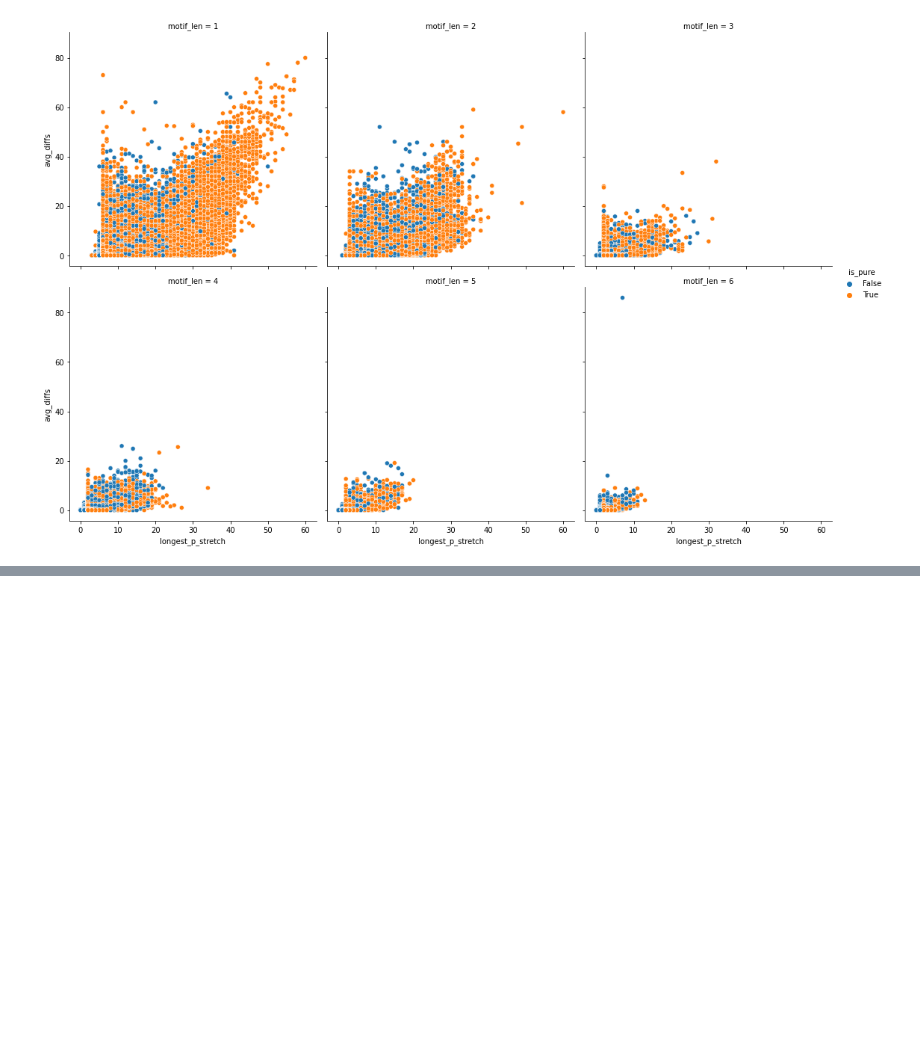
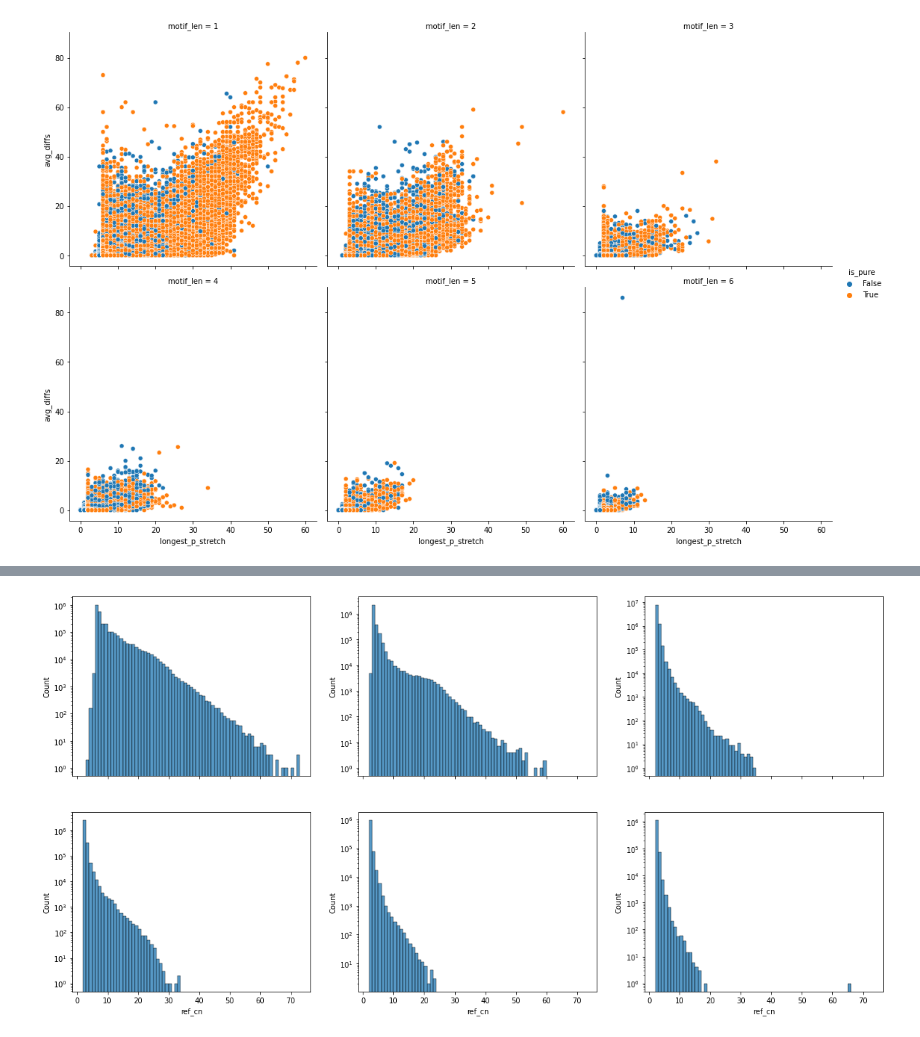
Before and after one commit to maverbiest/genotype_strs, a Jupyter notebook: notebooks/1000g_purity_var.ipynb, the cells around one changed output, grey strips where cells are left out. Saved outputs shown, nothing was run; the diff lists cells and outputs as text; code cells hidden in the pictures; blank space fills up the shorter version.

```diff
--- a/notebooks/1000g_purity_var.ipynb
+++ b/notebooks/1000g_purity_var.ipynb
@@ -92,0 +131,9 @@ sns.relplot(x="longest_p_stretch", y="avg_diffs", col="motif_len", col_wrap=3, h
+# %%
+fig, axes = plt.subplots(2, 3, figsize=(20, 10), sharex=True, sharey=False, )
+cur_m_size = 1
+for i in range(0, 2):
+    for j in range(0, 3):
+        sns.histplot(data=str_df[str_df['motif_len'] == cur_m_size], ax=axes[i][j], x="ref_cn", log_scale=(False, True), binwidth=1)
+        cur_m_size += 1
+# %% [output]
+[figure, added]
```
Also changed, not shown: parts of 4 cells of this notebook, 5 other files.
